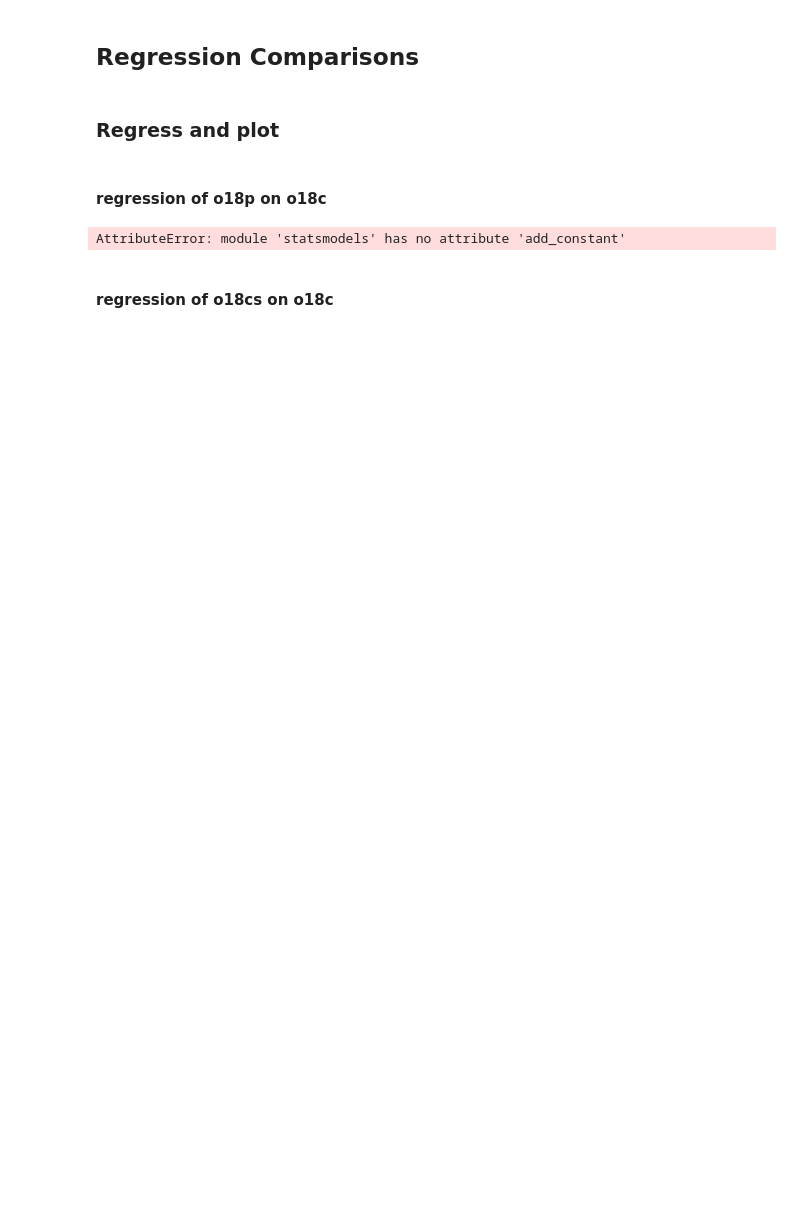
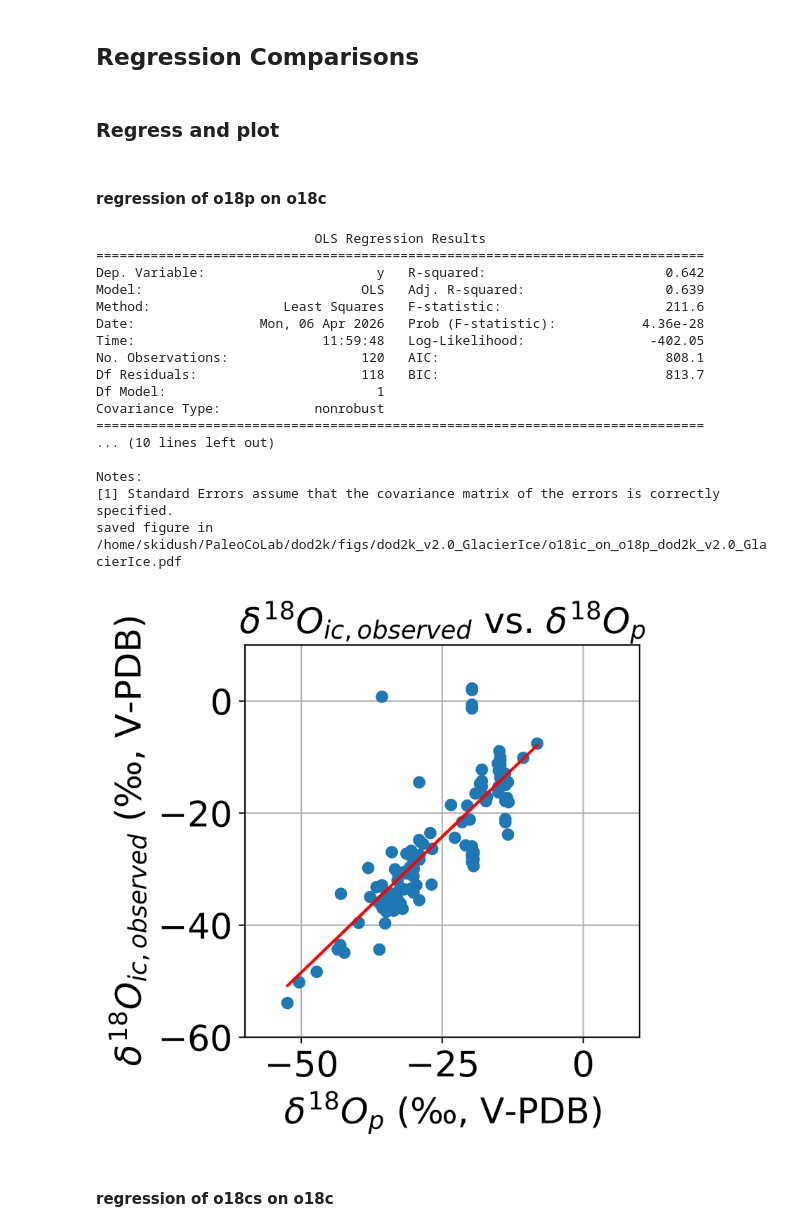
Before and after one commit to lluecke/dod2k, a Jupyter notebook: notebooks/analysis_icecore.ipynb, the cells around one changed output. Saved outputs shown, nothing was run; the diff lists cells and outputs as text; code cells hidden in the pictures; blank space fills up the shorter version.

Commit message:
ice-core-plots

```diff
--- a/notebooks/analysis_icecore.ipynb
+++ b/notebooks/analysis_icecore.ipynb
@@ -420,27 +411,44 @@ d18Op=d18Op.reshape(-1,1) # transpose list
 # %%
 # 1. get regression of o18p on o18c
 # Using statsmodels OLS, see: https://www.statsmodels.org/dev/examples/notebooks/generated/ols.html
 d18OpI = sm.add_constant(d18Op)
 model1 = sm.OLS(d18Oic, d18OpI)
 res1 = model1.fit()
 print(res1.summary())
 
 plt.rcParams.update({'font.size': 20})
 fig = plt.figure(figsize=(4,4), dpi=400)
 #plt.plot(d18Op,d18Oc,'o',d18Op,d18Ochat,'r-')
 plt.plot(d18Op,d18Oic,'o', d18Op, res1.predict(d18OpI), 'r-')
 
 plt.xlabel(r"$\delta^{18}O_{p}$ (" f"\u2030, V-PDB)", fontsize=20) # MNE cleaned up the plot labeling
 plt.ylabel(r"$\delta^{18}O_{ic,observed}$ (" f"\u2030, V-PDB)", fontsize=20)
-plt.xlim([-15, 5])
-plt.ylim([-12.5, 5])
+plt.xlim([-60, 10])
+plt.ylim([-60, 10])
 plt.title(r"$\delta^{18}O_{ic,observed}$ vs. $\delta^{18}O_{p}$", fontsize=20)
 
 plt.grid(True)
 plt.show
 utf.save_fig(fig, f'o18ic_on_o18p_{filtered_df.name}', dir=filtered_df.name)
 # %% [output]
-AttributeError: module 'statsmodels' has no attribute 'add_constant'
+                            OLS Regression Results
+==============================================================================
+Dep. Variable:                      y   R-squared:                       0.642
+Model:                            OLS   Adj. R-squared:                  0.639
+Method:                 Least Squares   F-statistic:                     211.6
+Date:                Mon, 06 Apr 2026   Prob (F-statistic):           4.36e-28
+Time:                        11:59:48   Log-Likelihood:                -402.05
+No. Observations:                 120   AIC:                             808.1
+Df Residuals:                     118   BIC:                             813.7
+Df Model:                           1
+Covariance Type:            nonrobust
+==============================================================================
+... (10 lines left out)
+
+Notes:
+[1] Standard Errors assume that the covariance matrix of the errors is correctly specified.
+saved figure in /home/skidush/PaleoCoLab/dod2k/figs/dod2k_v2.0_GlacierIce/o18ic_on_o18p_dod2k_v2.0_GlacierIce.pdf
+[figure, added]
 # %% [markdown]
 #### regression of o18cs on o18c
 # %%
```
Also changed, not shown: parts of 17 cells of this notebook, 1 other file.
